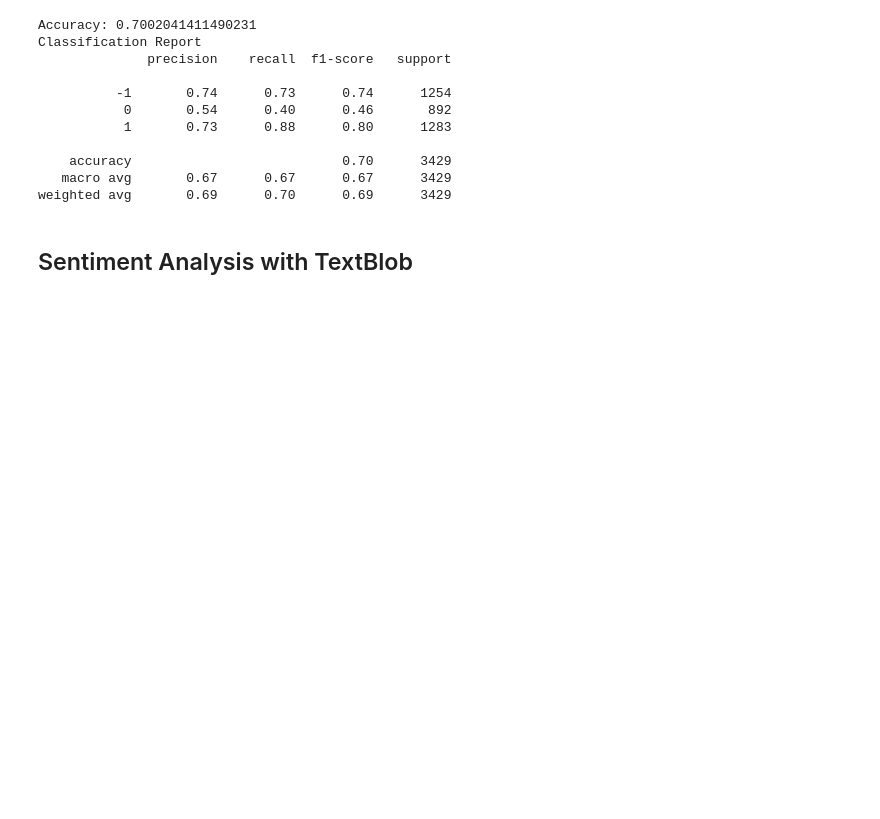
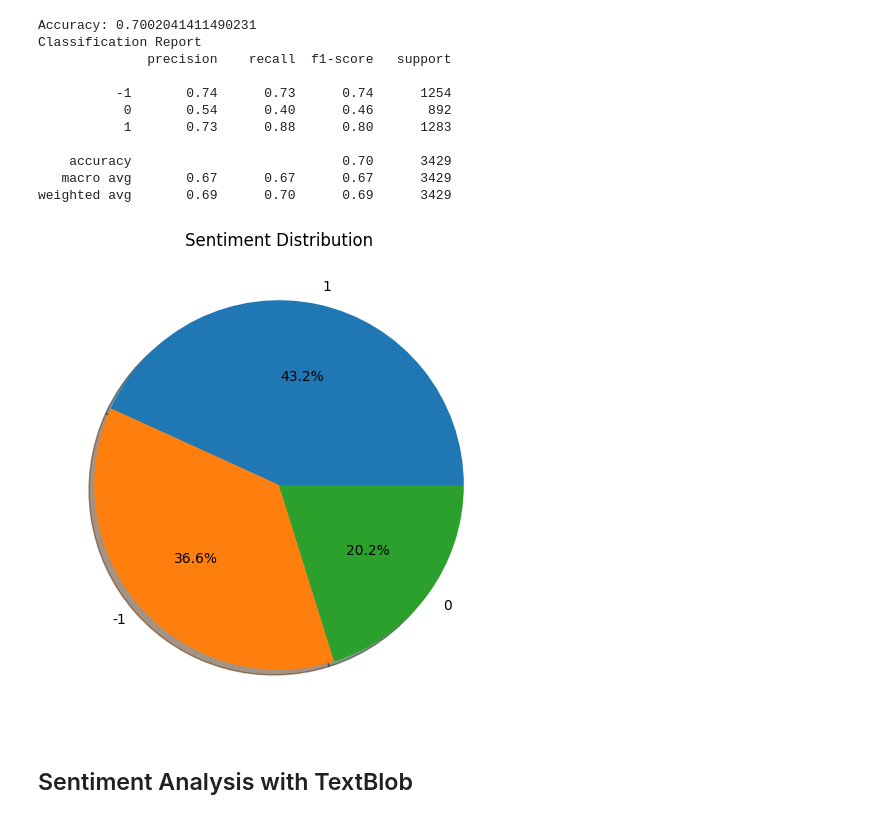
Before and after one commit to SeherKumsar/Final-Project, a Jupyter notebook: Data_analyze.ipynb, the cells around one changed output. Drawn from its saved outputs; the diff is of its cells as text; code cells hidden in the pictures; blank space fills up the shorter version.

```diff
--- a/Data_analyze.ipynb
+++ b/Data_analyze.ipynb
@@ -509,6 +523,21 @@ if not os.path.exists("model_NB"):
 import pickle
 with open('model_NB/naive_bayes_model.pkl', 'wb') as f:
     pickle.dump(model_NB, f)
+# %%
+# CountVectorizer ile model_NB ile tahmin edilen değerlerin tablosunu görselleştirebilir misin? yeni_durum sütununda tahmin edilen değerler olacak şekilde.
+# Yeni bir sütun oluştur
+data['tahmini_durum'] = model_NB.predict(X_train_count)
+
+# Sentiment Distribution
+def plot_sentiment_distribution(data):
+    plt.figure(figsize=(8, 6))
+    plt.pie(data.value_counts(), labels=data.value_counts().index, autopct='%1.1f%%', shadow=True)
+    plt.title('Sentiment Distribution')
+    plt.show()
+
+plot_sentiment_distribution(data['tahmini_durum'])
+# %% [output]
+[figure, added]
 # %% [markdown]
 ## Sentiment Analysis with TextBlob
 # %% [markdown]
```
Also changed, not shown: parts of 6 cells of this notebook.
